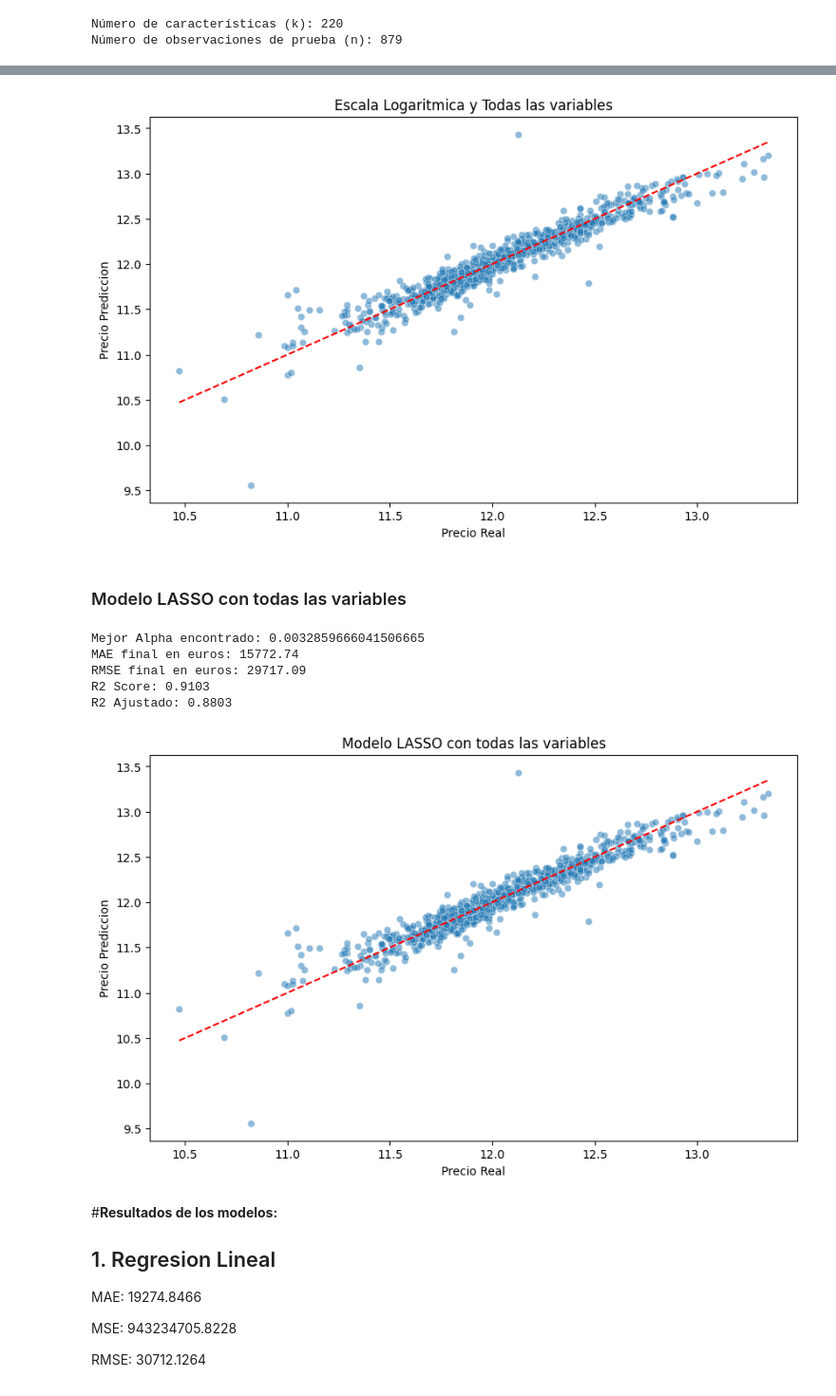
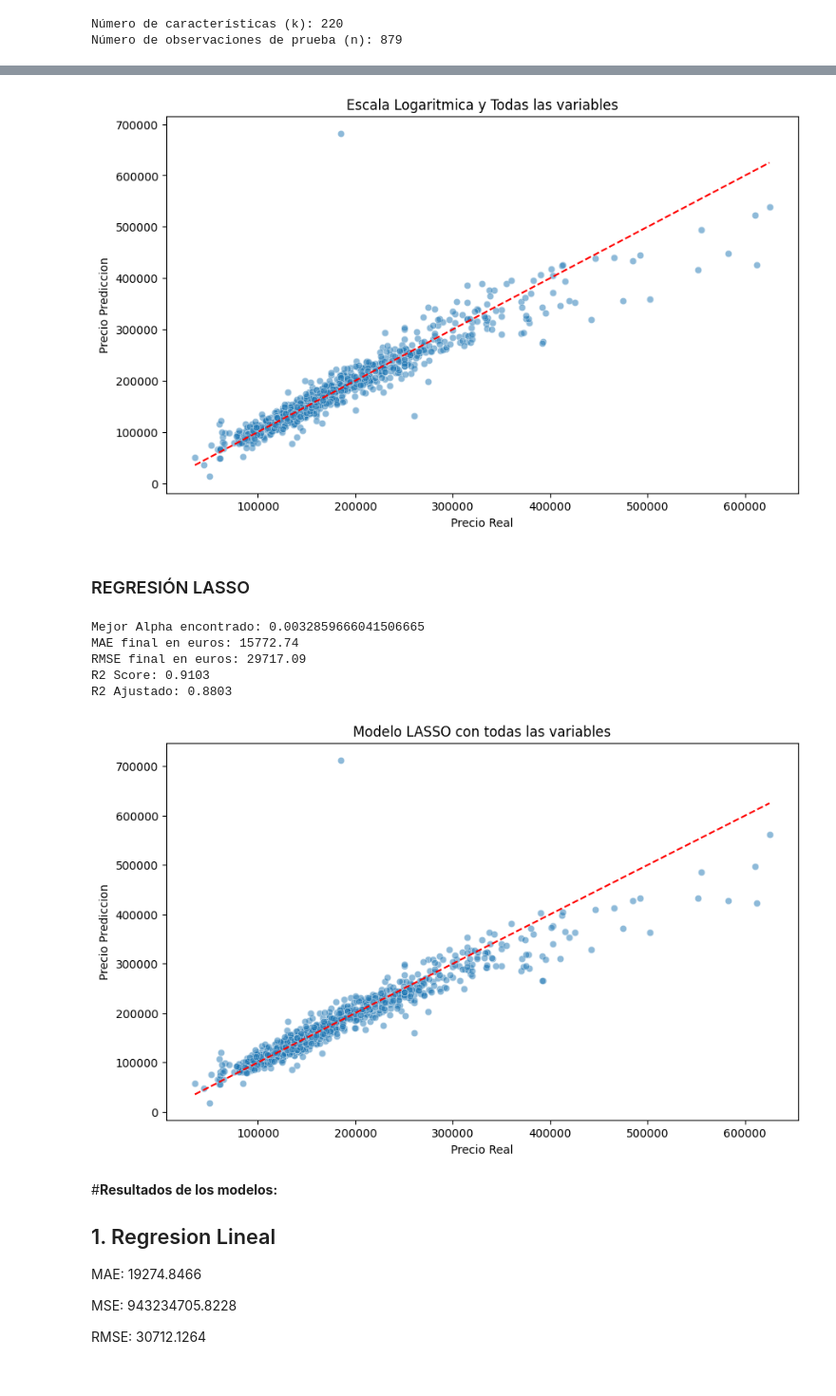
Before and after one commit to estebanSem/p4.3---modelos, a Jupyter notebook: p4.3.ipynb, the cells around one changed output, grey strips where cells are left out. Shown at 95% size. Drawn from its saved outputs; the diff is of its cells as text; code cells hidden in the pictures.

```diff
--- a/p4.3.ipynb
+++ b/p4.3.ipynb
@@ -1,7 +1,7 @@
 # %%
 import pandas as pd
 
-df = pd.read_csv('AmesHousing.csv')
+df = pd.read_csv('./data/AmesHousing.csv')
 
 df
 # %% [output]
@@ -538,9 +551,9 @@ R2 Ajustado: 0.8459
 # %%
 plt.figure(figsize=(10,6))
 
-sns.scatterplot(x = y_test, y=y_pred, alpha=0.5)
+sns.scatterplot(x = y_test_real, y=pred_final, alpha=0.5)
 
-linea_prediccion_per = [y_test.min(), y_test.max()]
+linea_prediccion_per = [y_test_real.min(), y_test_real.max()]
 plt.plot(linea_prediccion_per, linea_prediccion_per, color='red', linestyle='--')
 
 plt.title('Escala Logaritmica y Todas las variables')
@@ -548,9 +561,9 @@ plt.xlabel('Precio Real')
 plt.ylabel('Precio Prediccion')
 plt.show()
 # %% [output]
-[figure, old version]
+[figure, new version]
 # %% [markdown]
-### Modelo LASSO con todas las variables
+### REGRESIÓN LASSO
 # %%
 lasso_model = make_pipeline(StandardScaler(), LassoCV(cv=5, random_state=42))
 lasso_model.fit(X_train, y_train)
@@ -587,17 +600,17 @@ R2 Ajustado: 0.8803
 # %%
 plt.figure(figsize=(10,6))
 
-sns.scatterplot(x = y_test, y=y_pred, alpha=0.5)
+sns.scatterplot(x = y_test_real, y=pred_final, alpha=0.5)
 
-linea_prediccion_per = [y_test.min(), y_test.max()]
+linea_prediccion_per = [y_test_real.min(), y_test_real.max()]
 plt.plot(linea_prediccion_per, linea_prediccion_per, color='red', linestyle='--')
 
 plt.title('Modelo LASSO con todas las variables')
 plt.xlabel('Precio Real')
 plt.ylabel('Precio Prediccion')
 plt.show()
 # %% [output]
-[figure, old version]
+[figure, new version]
 # %% [markdown]
 #**Resultados de los modelos:**
 
```
Also changed, not shown: parts of 19 cells of this notebook.
